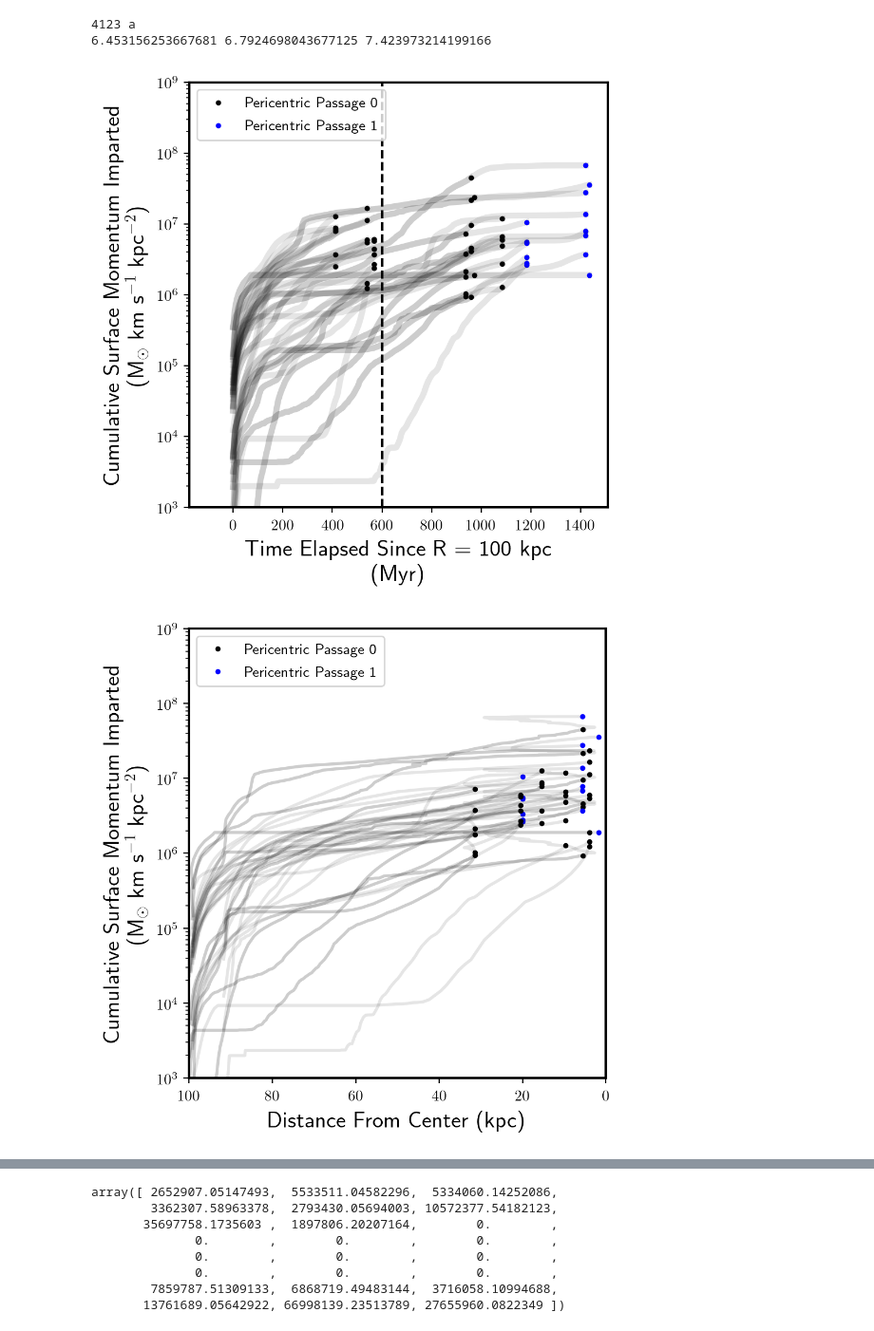
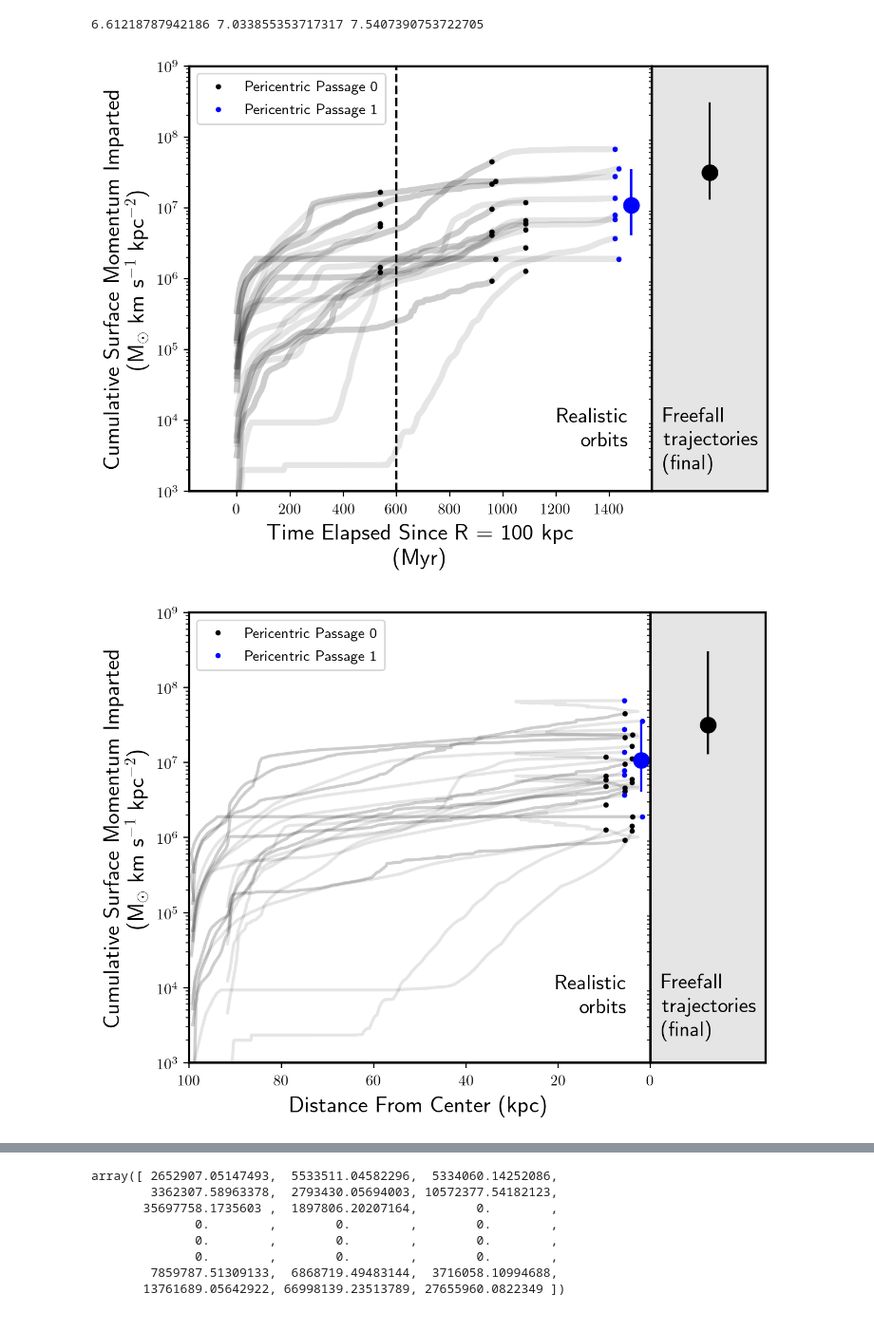
Before and after one commit to foggie-sims/foggie, a Jupyter notebook: foggie/satellites/for_paper/response/plot_permutted_plunges.ipynb, the cells around one changed output, grey strips where cells are left out. Shown at 95% size. Cells and saved outputs as stored; diff of their text form; code cells hidden in the pictures.

```diff
--- a/foggie/satellites/for_paper/response/plot_permutted_plunges.ipynb
+++ b/foggie/satellites/for_paper/response/plot_permutted_plunges.ipynb
@@ -76,9 +146,18 @@ sample = [('2878', 'f'),
 
 #sample = [('2878', 'h'), ('4123', 'a')]
 
+fig1 = plt.figure(figsize = (6.5, 5))
+ax1 = plt.subplot2grid((1, 5), (0, 0), colspan=4)
+ax1_sub = plt.subplot2grid((1, 5), (0, 4), colspan=1)
 
-fig1, ax1 = plt.subplots(1,1, figsize = (5, 5))
-fig2, ax2 = plt.subplots(1,1, figsize = (5, 5))
+
+fig2 = plt.figure(figsize = (6.5, 5))
+ax2 = plt.subplot2grid((1, 5), (0, 0), colspan=4)
+ax2_sub = plt.subplot2grid((1, 5), (0, 4), colspan=1)
+
+
+#fig1, ax1 = plt.subplots(1,1, figsize = (5, 5))
+#fig2, ax2 = plt.subplots(1,1, figsize = (5, 5))
 fig3, ax3 = plt.subplots(1,1, figsize = (5, 5))
 
 sat_orbits = np.load('satellite_orbits.npy', allow_pickle = True)[()]
@@ -102,7 +181,7 @@ for s, (halo, sat) in enumerate(sample):
         for p, peri_index in enumerate(sat_orbits[halo][sat]['peri_index'][:2]):
 
             g_max = peri_index
-
+            if distance[g_max] > 15: continue
             RP = (plunges[halo][sat][i]['RP'] * u.g*u.km**2/(u.cm**3*u.s**2)).to('dyne/cm^2')
 
             arg = argsort(time[g_min:g_max])
@@ -137,19 +216,49 @@ m_peri_all = m_peri_all[~np.isnan(m_peri_all)]
 m_peri_all = m_peri_all[m_peri_all > 0.]
 p16, p50, p84 = np.percentile(m_peri_all, [16, 50, 84])
 print (np.log10(p16), np.log10(p50), np.log10(p84))
+
 for ax in [ax1, ax2, ax3]:
     ax.set_yscale('log')
     ax.set_ylim(1.e3, 1.e9)
     ax.set_ylabel('Cumulative Surface Momentum Imparted\n(M$_{\odot}$ km s$^{-1}$ kpc$^{-2}$)')
+    ax.annotate('Realistic\norbits', (0.95, 0.2), \
+            xycoords = 'axes fraction', color = 'black',
+            ha = 'right', va = 'top', fontsize = 14)
+
+
 ax1.set_xlabel('Time Elapsed Since R = 100 kpc\n(Myr)')
 ax2.set_xlabel('Distance From Center (kpc)')
 ax2.set_xlim(100,0)
 ax3.set_xlabel('Distance From Center (kpc)')
 ax3.set_xlim(100,0)
 
+for ax in [ax1, ax2, ax3]:
+    if ax.get_xlim()[1] == 0: x = 2
+    else: x = ax.get_xlim()[1]*0.98
 
+    ax.errorbar(x, p50, yerr = [[p50-p16], [p84 - p50]], \
+                 fmt = 'o', color = 'blue', zorder = 10, markersize = 10)
+
+
+for ax in [ax1_sub, ax2_sub]:
+    ax.set_yscale('log')
+    ax.set_ylim(1.e3, 1.e9)
+    ax.set_yticks([])
+    ax.set_xticks([])
+
+    #6.80,  7.11,  7.50,  8.49,  9.23
+    ax.errorbar(0.5, 10**7.50, yerr = [[10**7.50-10.**7.11], [10**8.49-10**7.50]], \
+                 fmt = 'o', color = 'black', zorder = 10, markersize = 10)
+    ax.set_xlim(0,1)
+
+    ax.annotate('Freefall\ntrajectories\n(final)', (0.1, 0.2), \
+            xycoords = 'axes fraction', color = 'black',
+            ha = 'left', va = 'top', fontsize = 14)
+
+    ax.axvspan(xmin = 0.00, xmax = 1.0, color = 'grey', alpha = 0.2)
 for fig in [fig1, fig2, fig3]:
     fig.tight_layout()
+    fig.subplots_adjust(wspace = 0.0)
     fig.set_dpi(200)
 
 
@@ -170,5 +280,4 @@ WARNING: UnitsWarning: 'Msun*km/s/kpc^2' contains multiple slashes, which is dis
 No handles with labels found to put in legend.
-4123 a
-6.453156253667681 6.7924698043677125 7.423973214199166
+6.61218787942186 7.033855353717317 7.5407390753722705
-[figure, old version]
+[figure, new version]
-[figure, old version]
+[figure, new version]
```
Also changed, not shown: parts of 5 cells of this notebook, 2 other files.
